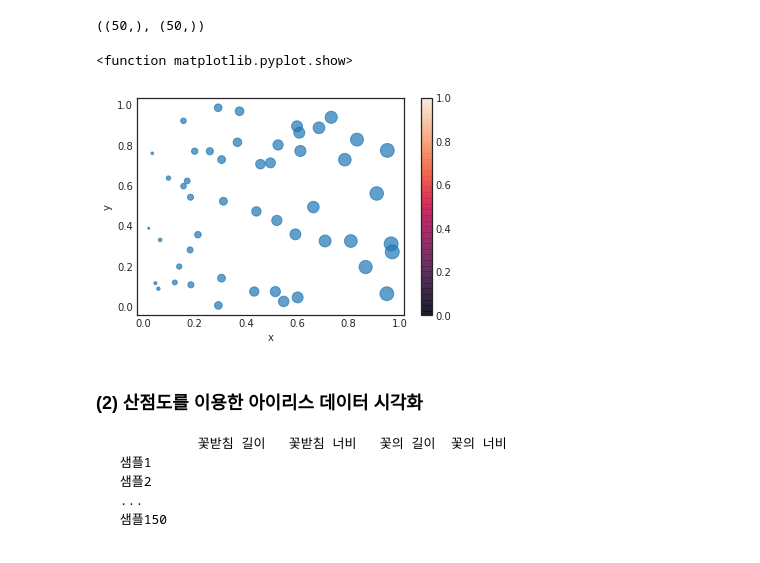
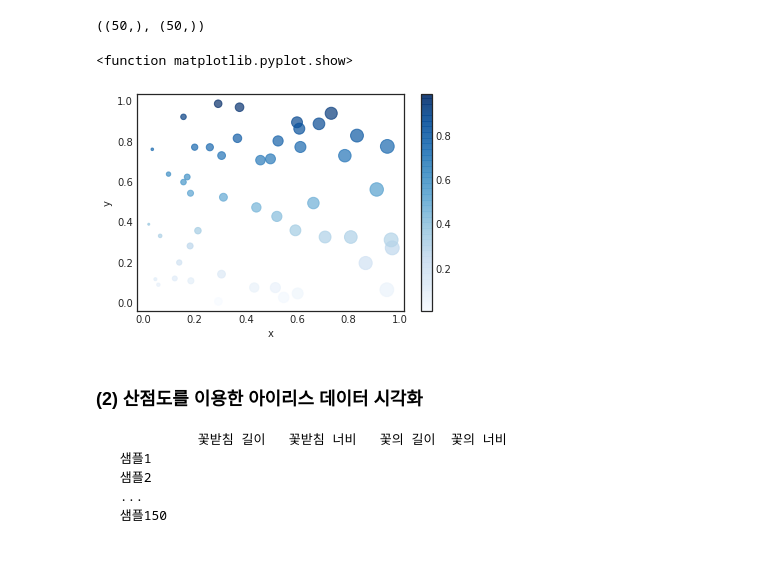
Before and after one commit to LeeHuiJong/DataAnalysis_ML, a Jupyter notebook: ch02_06_산점도.ipynb, the cells around one changed output. Cells and saved outputs as stored; diff of their text form; code cells hidden in the pictures.

```diff
--- a/ch02_06_산점도.ipynb
+++ b/ch02_06_산점도.ipynb
@@ -180,17 +180,18 @@ x.shape, y.shape
 # %%
 plt.scatter(x,y,
              # x,y 배열의 길이와 똑같아야함. x는 x에 따라서, y는 y에 따라서 x*y는 대각선으로
             s=x*200,
             alpha=0.7,
-            cmap='rainbow' # 컬러맵
+            c=y,
+            cmap='Blues' # 컬러맵
             )
 plt.colorbar()
 plt.xlabel('x') # x축 이름
 plt.ylabel('y') # y축 이름
 plt.show
 # %% [output]
 <function matplotlib.pyplot.show>
-[figure, old version]
+[figure, new version]
 # %% [markdown]
 ### (2) 산점도를 이용한 아이리스 데이터 시각화
 
```
